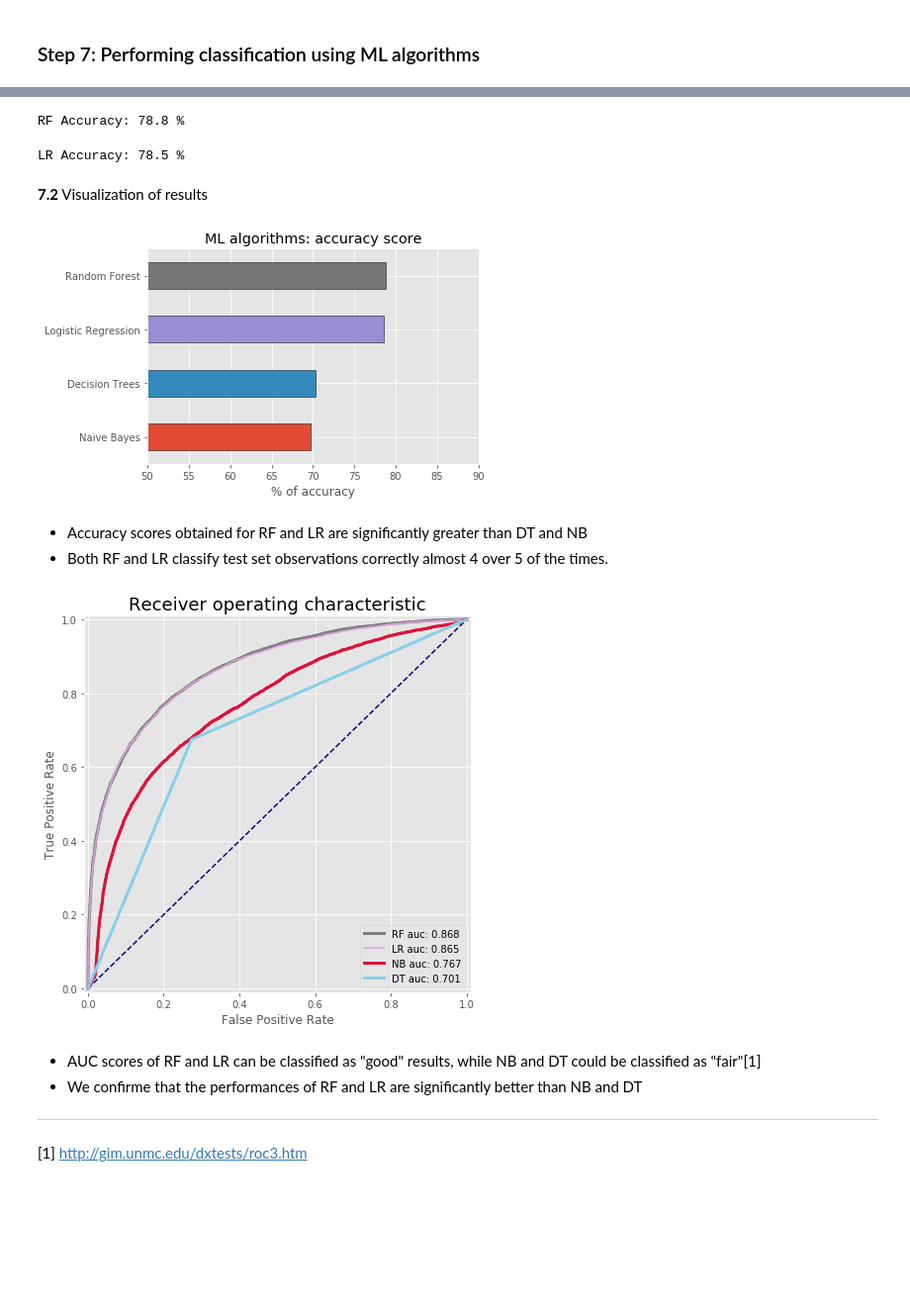
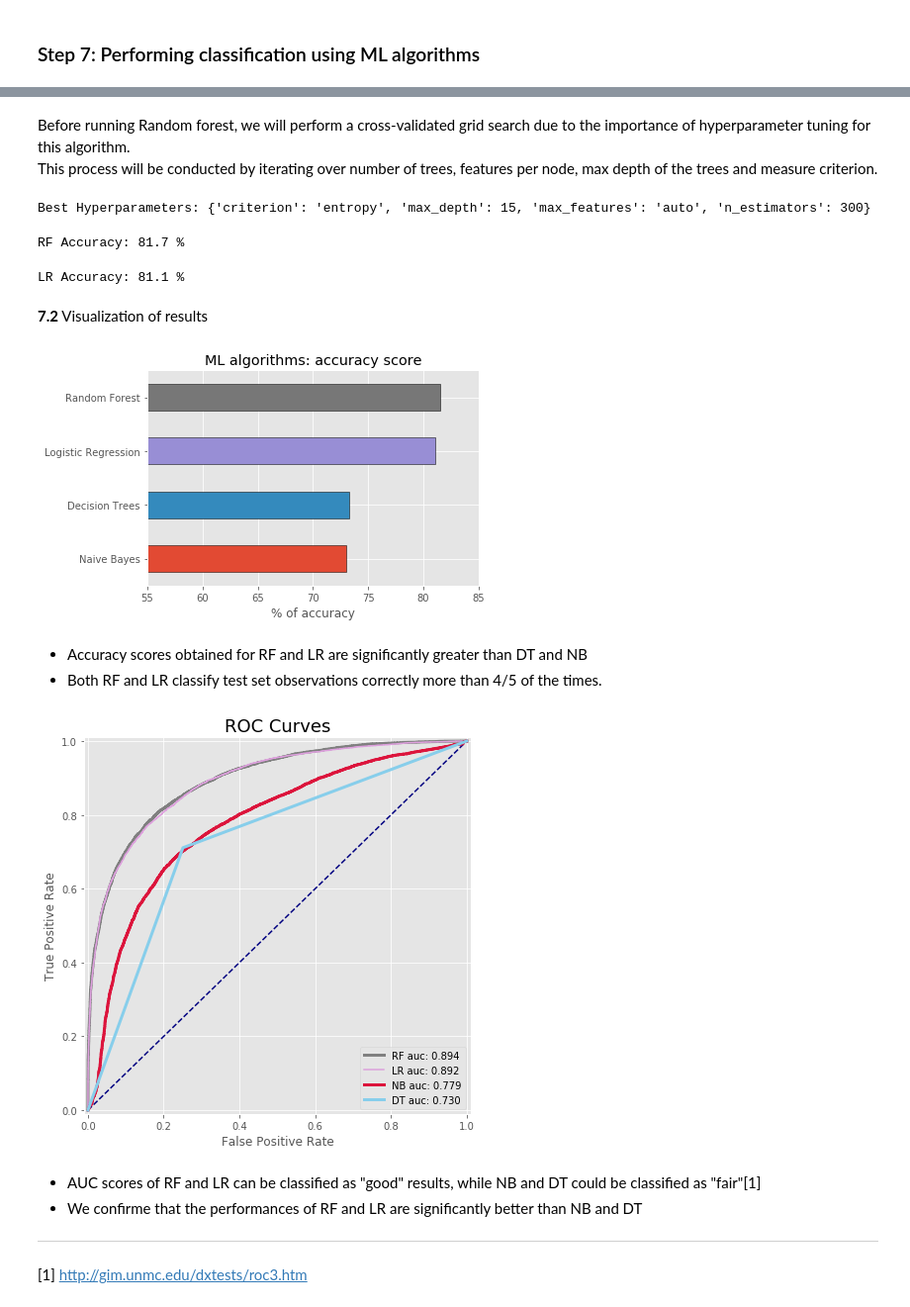
Before and after one commit to jperezlapillo/Living-Wage-Prediction, a Jupyter notebook: Casen_DS_Project.ipynb, the cells around one changed output, grey strips where cells are left out. Shown: that part at 99% size. Cells and saved outputs as stored; diff of their text form; code cells hidden in the pictures; blank space fills up the shorter version.

Commit message:
Add files via upload
New version with RF grid search and LR feature importance

```diff
--- a/Casen_DS_Project.ipynb
+++ b/Casen_DS_Project.ipynb
@@ -36,13 +38,13 @@ The entire dataset includes 216,439 observations and 804 columns. Most of the co
 # %%
 # Filtering variables
 cols = ['ecivil','region','zona','sexo','edad','esc','activ','r3','o10','o12','o15',
-        'o13','o28','oficio1','rama1','y27b','s13','ytrabajocor']
+        'o13','o28','oficio1','rama1','y27b','s13','y0101c']
 
 df_filter = df.filter(cols)
 print(df_filter.shape)
 
 # Rename variables
-df_filter = df_filter.rename(columns={'ecivil': 'maritalst', 'ytrabajocor': 'income', 'zona': 'zone', 'sexo': 'sex',
+df_filter = df_filter.rename(columns={'ecivil': 'maritalst', 'y0101c': 'income', 'zona': 'zone', 'sexo': 'sex',
                                       'edad': 'age','esc':'education','r3': 'ethni','o12':'jobtype','o13':'year',
                                       'o15': 'sector','rama1':'industry','oficio1': 'position', 'o28':'socsec',
                                       'y27b':'bankacc','s13':'health', 'o10':'hours'})
@@ -539,13 +547,32 @@ DT Accuracy: 70.3 %
+# %% [markdown]
+Before running Random forest, we will perform a cross-validated grid search due to the importance of hyperparameter tuning for this algorithm. <br>
+This process will be conducted by iterating over number of trees, features per node, max depth of the trees and measure criterion.
+# %%
+# Random forest grid search
+# Calling the model
+from sklearn.ensemble import RandomForestClassifier
+rf = RandomForestClassifier(random_state=1)
+# Selecting parameters to iterate over
+param_grid = {'n_estimators': [5, 10, 100, 300],
+              'max_features': ['auto', 'sqrt', 'log2'],
+              'max_depth' : [5, 10, 15, 20],
+              'criterion' : ['gini', 'entropy']}
+# Running cross-validation grid search
+CV_rf = GridSearchCV(estimator=rf, param_grid=param_grid, cv= 5)
+CV_rf.fit(train[train_predictors], train['income_cat'])
+print('Best Hyperparameters for RF:',CV_rf.best_params_)
+# %% [output]
+Best Hyperparameters: {'criterion': 'entropy', 'max_depth': 15, 'max_features': 'auto', 'n_estimators': 300}
 # %%
 # Random forest
-from sklearn.ensemble import RandomForestClassifier
-rf = RandomForestClassifier(n_estimators=300, max_depth=15, random_state=1)
+# Using best hyperparameters to build a final model
+rf = RandomForestClassifier(n_estimators=300, max_depth=20, criterion='entropy', random_state=1)
 rf_model = rf.fit(train[train_predictors], train['income_cat'])
 rf_predictions = rf_model.predict(test[test_predictors])
 rf_accuracy = accuracy_score(test['income_cat'], rf_predictions)
 print('RF Accuracy:',round(rf_accuracy*100,1),'%')
 # %% [output]
-RF Accuracy: 78.8 %
+RF Accuracy: 81.7 %
 # %%
 # Logistic regression (on dummy dataset)
 from sklearn.linear_model import LogisticRegression
@@ -555,25 +582,25 @@ lr_predictions = lr_model.predict(test_dum_predictors)
 lr_accuracy = accuracy_score(test_dum['income_cat'], lr_predictions)
 print('LR Accuracy:',round(lr_accuracy*100,1),'%')
 # %% [output]
-LR Accuracy: 78.5 %
+LR Accuracy: 81.1 %
 # %% [markdown]
 **7.2** Visualization of results
 # %%
 # Visualization of accuracy scores per model
 models = ['Naive Bayes','Decision Trees','Random Forest','Logistic Regression']
 accuracy = np.array([nb_accuracy, dt_accuracy, rf_accuracy, lr_accuracy])
 accuracy = accuracy*100
 accuracy_serie = pd.Series(accuracy, index=models).sort_values()
 accuracy_serie.plot.barh(ec='black')
 plt.title('ML algorithms: accuracy score')
-plt.xlim(50,90)
+plt.xlim(55,85)
 plt.xlabel('% of accuracy')
 plt.show()
 # %% [output]
-[figure, old version]
+[figure, new version]
 # %% [markdown]
 - Accuracy scores obtained for RF and LR are significantly greater than DT and NB
-- Both RF and LR classify test set observations correctly almost 4 over 5 of the times.
+- Both RF and LR classify test set observations correctly more than 4/5 of the times.
 # %%
 # Defining function for ROC curve plotting
 from sklearn import metrics
@@ -602,7 +629,7 @@ plt.xlim([-0.01, 1.01])
 plt.ylim([-0.01, 1.01])
 plt.xlabel('False Positive Rate')
 plt.ylabel('True Positive Rate')
-plt.title('Receiver operating characteristic', fontsize=18)
+plt.title('ROC Curves', fontsize=18)
 # calling function on each model
 plot_model('RF', rf_model, 'grey')
 plot_model('LR', lr_model, 'plum')
@@ -610,7 +637,7 @@ plot_model('NB', nb_model, 'crimson')
 plot_model('DT', dt_model, 'skyblue')
 plt.show()
 # %% [output]
-[figure, old version]
+[figure, new version]
 # %% [markdown]
 - AUC scores of RF and LR can be classified as "good" results, while NB and DT could be classified as "fair"[1]
 - We confirme that the performances of RF and LR are significantly better than NB and DT
```
Also changed, not shown: parts of 42 cells of this notebook.
